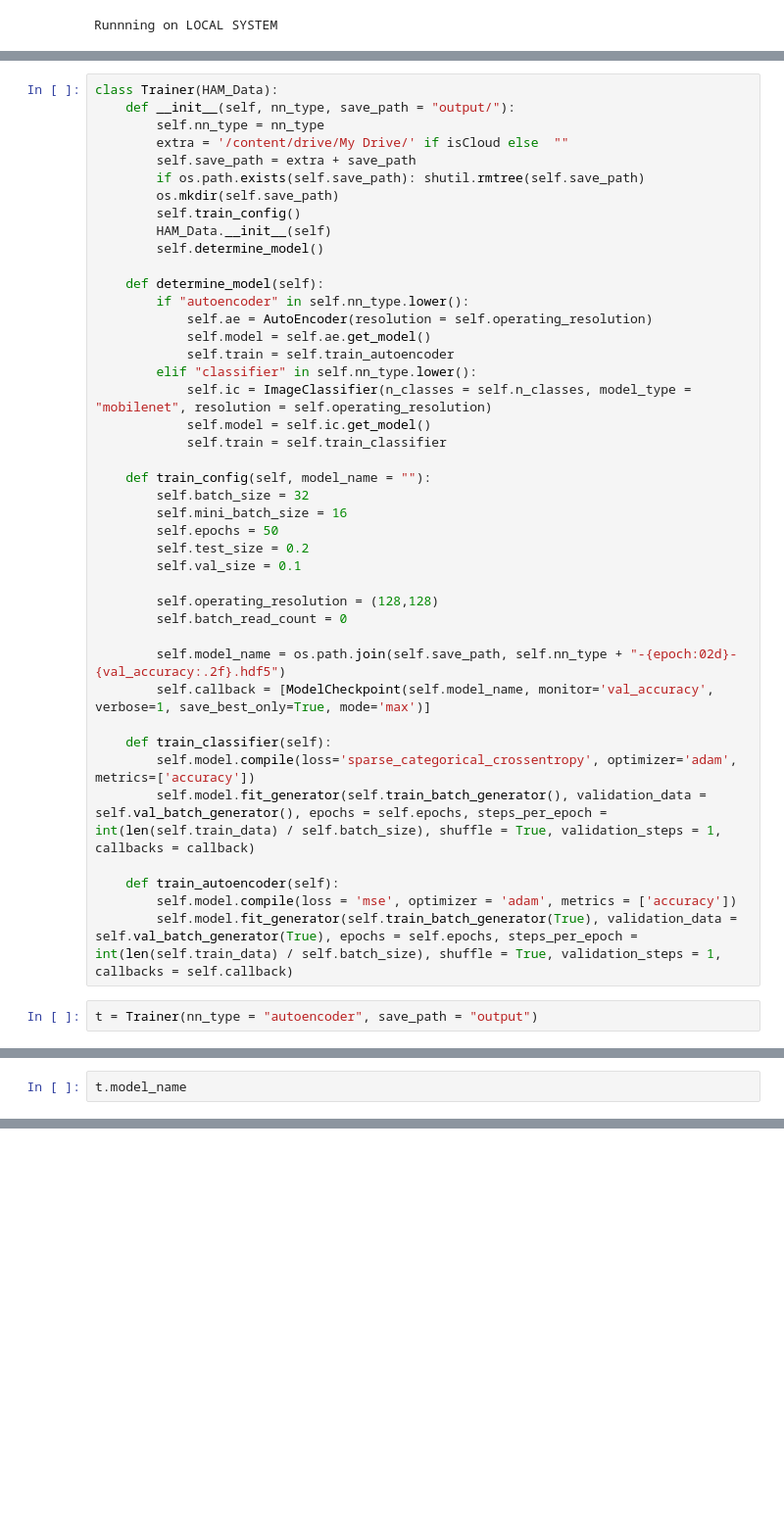
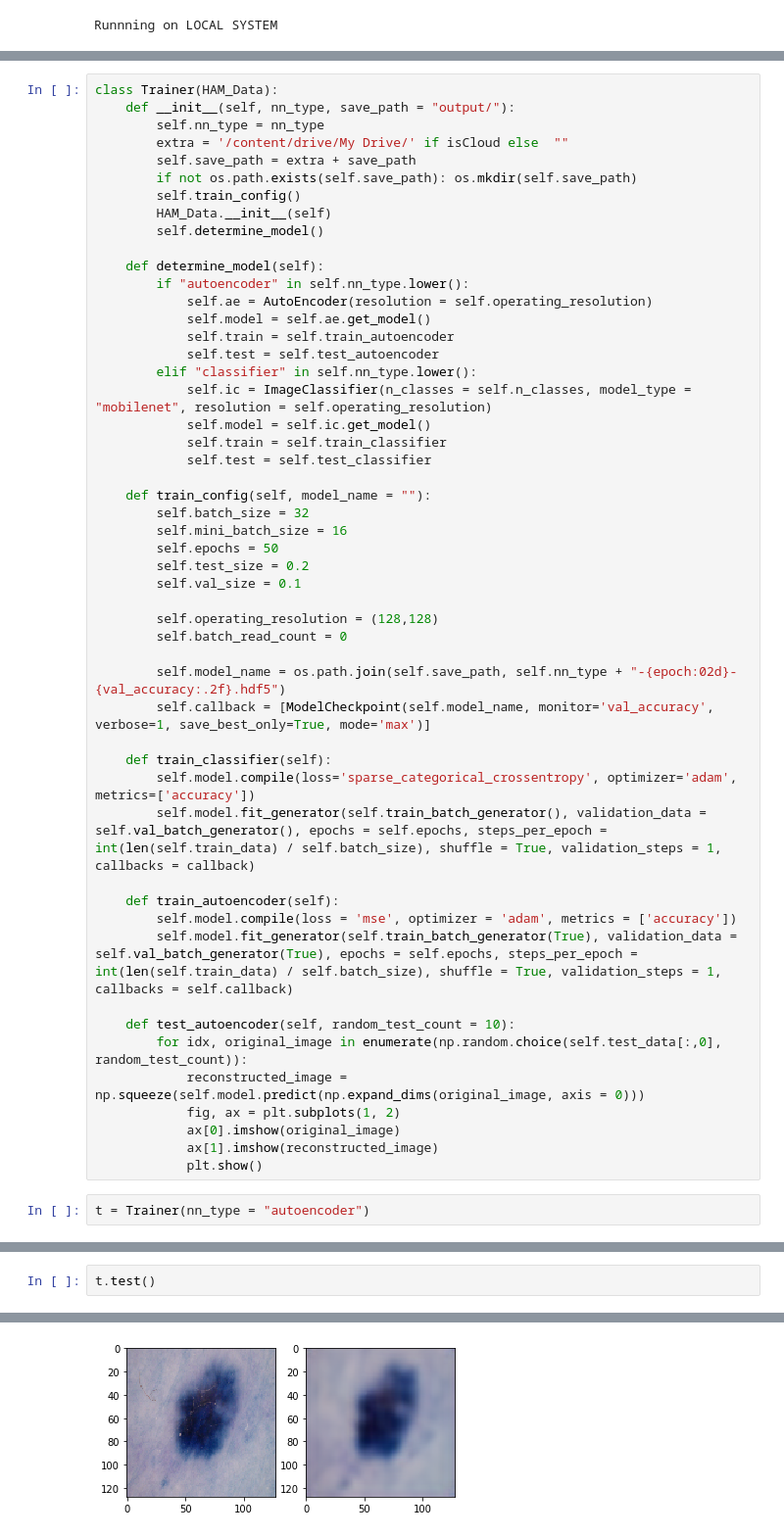
Before and after one commit to ambareeshravi/Anomaly_Detection_Images, a Jupyter notebook: AnomalyDetection.ipynb, the cells around one changed output, grey strips where cells are left out. Shown at 98% size. Cells and saved outputs as stored; diff of their text form; blank space fills up the shorter version.

Commit message:
added denoising autoencoder

```diff
--- a/AnomalyDetection.ipynb
+++ b/AnomalyDetection.ipynb
@@ -126,8 +143,7 @@ class Trainer(HAM_Data):
         self.nn_type = nn_type
         extra = '/content/drive/My Drive/' if isCloud else  ""
         self.save_path = extra + save_path
-        if os.path.exists(self.save_path): shutil.rmtree(self.save_path)
-        os.mkdir(self.save_path)
+        if not os.path.exists(self.save_path): os.mkdir(self.save_path)
         self.train_config()
         HAM_Data.__init__(self)
         self.determine_model()
@@ -137,10 +153,12 @@ class Trainer(HAM_Data):
             self.ae = AutoEncoder(resolution = self.operating_resolution)
             self.model = self.ae.get_model()
             self.train = self.train_autoencoder
+            self.test = self.test_autoencoder
         elif "classifier" in self.nn_type.lower():
             self.ic = ImageClassifier(n_classes = self.n_classes, model_type = "mobilenet", resolution = self.operating_resolution)
             self.model = self.ic.get_model()
             self.train = self.train_classifier
+            self.test = self.test_classifier
 
     def train_config(self, model_name = ""):
         self.batch_size = 32
@@ -162,5 +180,13 @@ class Trainer(HAM_Data):
     def train_autoencoder(self):
         self.model.compile(loss = 'mse', optimizer = 'adam', metrics = ['accuracy'])
         self.model.fit_generator(self.train_batch_generator(True), validation_data = self.val_batch_generator(True), epochs = self.epochs, steps_per_epoch = int(len(self.train_data) / self.batch_size), shuffle = True, validation_steps = 1, callbacks = self.callback)
+
+    def test_autoencoder(self, random_test_count = 10):
+        for idx, original_image in enumerate(np.random.choice(self.test_data[:,0], random_test_count)):
+            reconstructed_image = np.squeeze(self.model.predict(np.expand_dims(original_image, axis = 0)))
+            fig, ax = plt.subplots(1, 2)
+            ax[0].imshow(original_image)
+            ax[1].imshow(reconstructed_image)
+            plt.show()
 # %%
-t = Trainer(nn_type = "autoencoder", save_path = "output")
+t = Trainer(nn_type = "autoencoder")
@@ -171,3 +195,3 @@ Read validation data to memory
 # %%
-t.model_name
+t.test()
 # %% [output]
@@ -174,0 +198 @@ t.model_name
+[figure, added]
```
Also changed, not shown: parts of 7 cells of this notebook.
